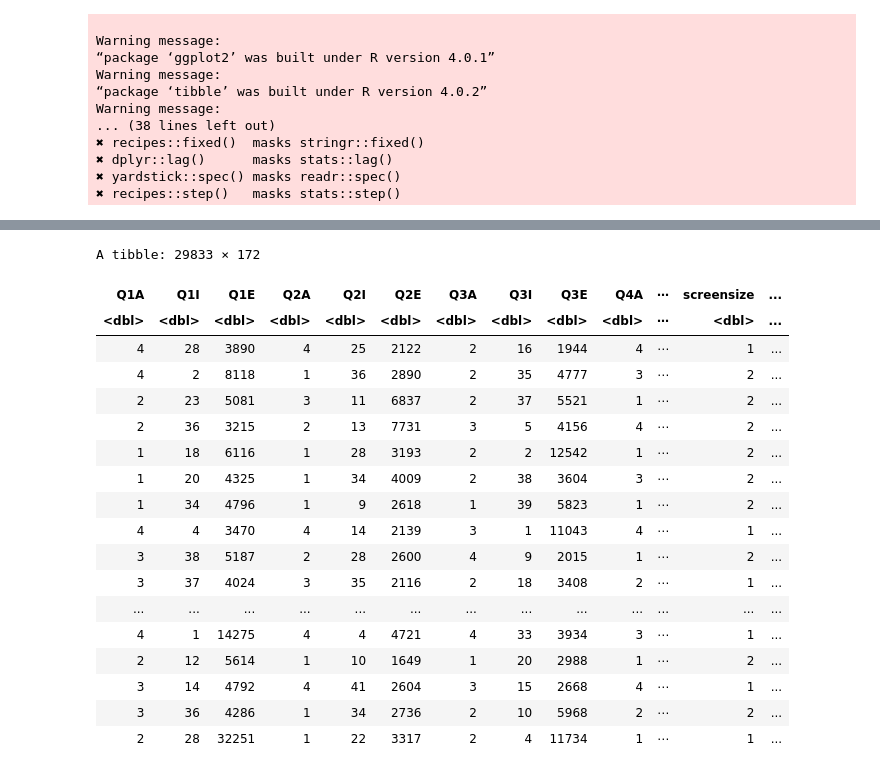
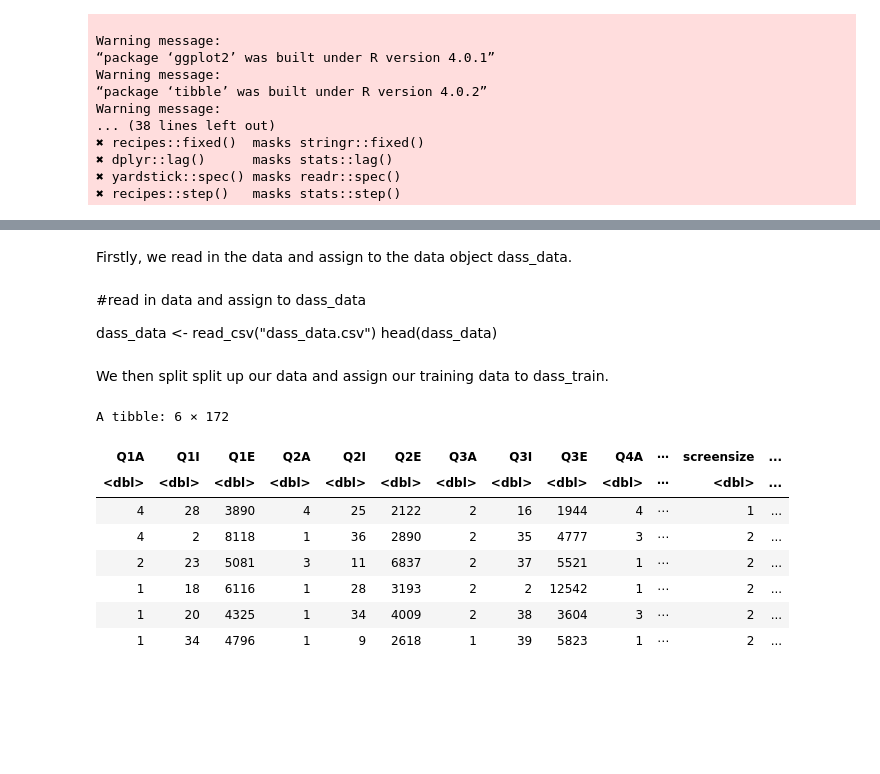
Before and after one commit to FionaC124/group-one-project, a Jupyter notebook: Project-Proposal.ipynb, the cells around one changed output, grey strips where cells are left out. Saved outputs shown, nothing was run; the diff lists cells and outputs as text; code cells hidden in the pictures; blank space fills up the shorter version.

```diff
--- a/Project-Proposal.ipynb
+++ b/Project-Proposal.ipynb
@@ -29,8 +29,3 @@ Warning message:
 ✖ dplyr::lag()      masks stats::lag()
 ✖ yardstick::spec() masks readr::spec()
 ✖ recipes::step()   masks stats::step()
-# %%
-#read in data and assign to dass_data
-
-dass_data <- read_csv("dass_data.csv")
-dass_data
@@ -65,27 +32,26 @@ A spec_tbl_df: 39775 × 172
+# %% [markdown]
+Firstly, we read in the data and assign to the data object dass_data.
+# %% [markdown]
+#read in data and assign to dass_data
+
+dass_data <- read_csv("dass_data.csv")
+head(dass_data)
+# %% [markdown]
+We then split split up our data and assign our training data to dass_train.
 # %%
 #split data and assign training data to dass_train
 
 dass_split <- initial_split(dass_data, prop = 0.75, strata = Q13A)
 dass_train <- training(dass_split)
 
-dass_train
+head(dass_train)
 # %% [output]
-A tibble: 29833 × 172
+A tibble: 6 × 172
 | Q1A | Q1I | Q1E | Q2A | Q2I | Q2E | Q3A | Q3I | Q3E | Q4A | ⋯ | screensize | ... |
 | <dbl> | <dbl> | <dbl> | <dbl> | <dbl> | <dbl> | <dbl> | <dbl> | <dbl> | <dbl> | ⋯ | <dbl> | ... |
 | 4 | 28 | 3890 | 4 | 25 | 2122 | 2 | 16 | 1944 | 4 | ⋯ | 1 | ... |
 | 4 | 2 | 8118 | 1 | 36 | 2890 | 2 | 35 | 4777 | 3 | ⋯ | 2 | ... |
 | 2 | 23 | 5081 | 3 | 11 | 6837 | 2 | 37 | 5521 | 1 | ⋯ | 2 | ... |
-| 2 | 36 | 3215 | 2 | 13 | 7731 | 3 | 5 | 4156 | 4 | ⋯ | 2 | ... |
 | 1 | 18 | 6116 | 1 | 28 | 3193 | 2 | 2 | 12542 | 1 | ⋯ | 2 | ... |
 | 1 | 20 | 4325 | 1 | 34 | 4009 | 2 | 38 | 3604 | 3 | ⋯ | 2 | ... |
 | 1 | 34 | 4796 | 1 | 9 | 2618 | 1 | 39 | 5823 | 1 | ⋯ | 2 | ... |
-| 4 | 4 | 3470 | 4 | 14 | 2139 | 3 | 1 | 11043 | 4 | ⋯ | 1 | ... |
-| 3 | 38 | 5187 | 2 | 28 | 2600 | 4 | 9 | 2015 | 1 | ⋯ | 2 | ... |
-| 3 | 37 | 4024 | 3 | 35 | 2116 | 2 | 18 | 3408 | 2 | ⋯ | 1 | ... |
-| ... | ... | ... | ... | ... | ... | ... | ... | ... | ... | ... | ... | ... |
-| 4 | 1 | 14275 | 4 | 4 | 4721 | 4 | 33 | 3934 | 3 | ⋯ | 1 | ... |
-| 2 | 12 | 5614 | 1 | 10 | 1649 | 1 | 20 | 2988 | 1 | ⋯ | 2 | ... |
-| 3 | 14 | 4792 | 4 | 41 | 2604 | 3 | 15 | 2668 | 4 | ⋯ | 1 | ... |
-| 3 | 36 | 4286 | 1 | 34 | 2736 | 2 | 10 | 5968 | 2 | ⋯ | 2 | ... |
-| 2 | 28 | 32251 | 1 | 22 | 3317 | 2 | 4 | 11734 | 1 | ⋯ | 1 | ... |
```
Also changed, not shown: parts of 24 cells of this notebook.
